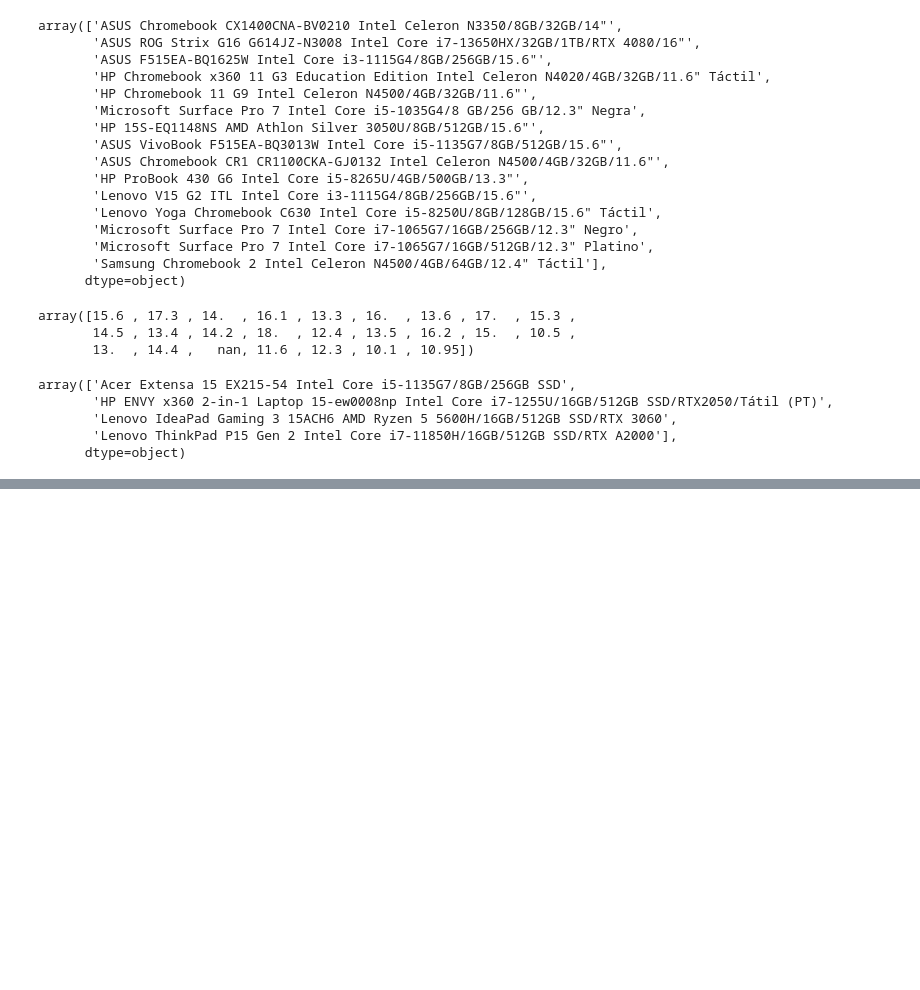
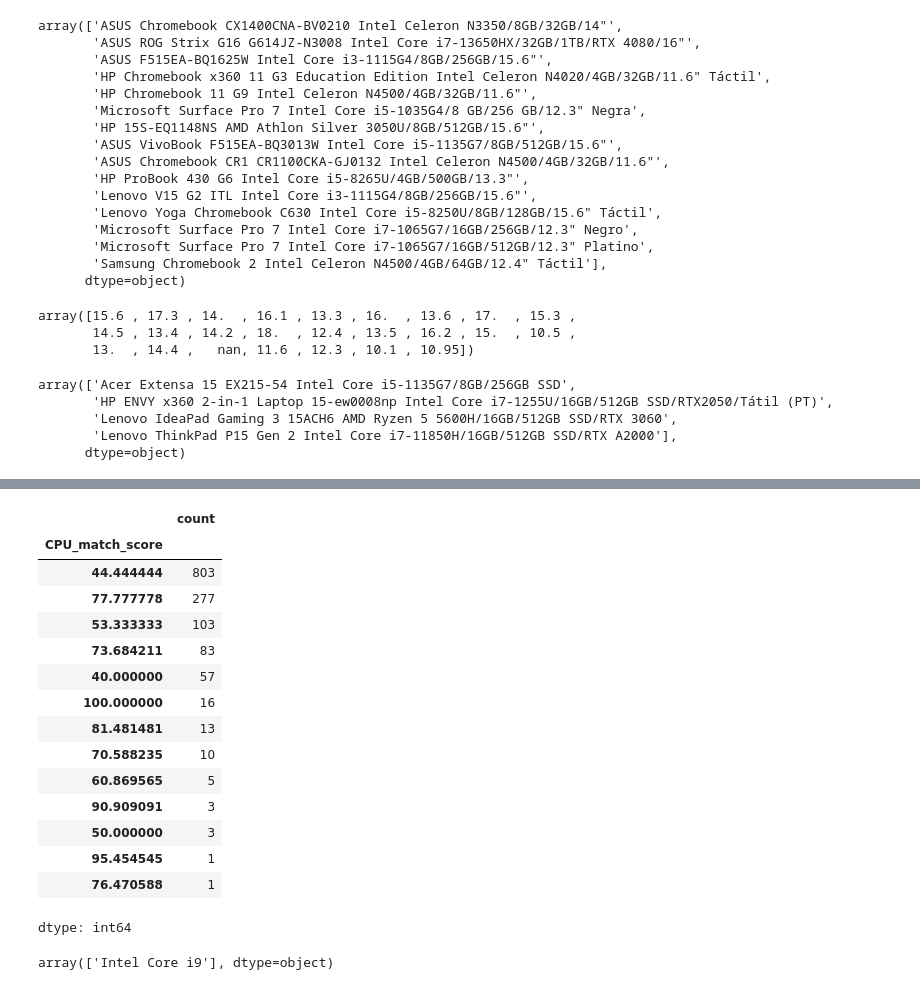
Before and after one commit to f2rra/lappick-ml, a Jupyter notebook: notebooks/exploratory-data-analysis.ipynb, the cells around one changed output, grey strips where cells are left out. Drawn from its saved outputs; the diff is of its cells as text; code cells hidden in the pictures; blank space fills up the shorter version.

```diff
--- a/notebooks/exploratory-data-analysis.ipynb
+++ b/notebooks/exploratory-data-analysis.ipynb
@@ -219,0 +329,23 @@ laptop_df.loc[laptop_df['Screen'].isna(), 'Screen'] = screen
+# %%
+result.CPU_match_score.value_counts()
+# %% [output]
+|  | count |
+| CPU_match_score |  |
+| 44.444444 | 803 |
+| 77.777778 | 277 |
+| 53.333333 | 103 |
+| 73.684211 | 83 |
+| 40.000000 | 57 |
+| 100.000000 | 16 |
+| 81.481481 | 13 |
+| 70.588235 | 10 |
+| 60.869565 | 5 |
+| 90.909091 | 3 |
+| 50.000000 | 3 |
+| 95.454545 | 1 |
+| 76.470588 | 1 |
+dtype: int64
+# %%
+result[result['CPU_match_score']==40].CPU.unique()
+# %% [output]
+array(['Intel Core i9'], dtype=object)
```
Also changed, not shown: parts of 13 cells of this notebook.
